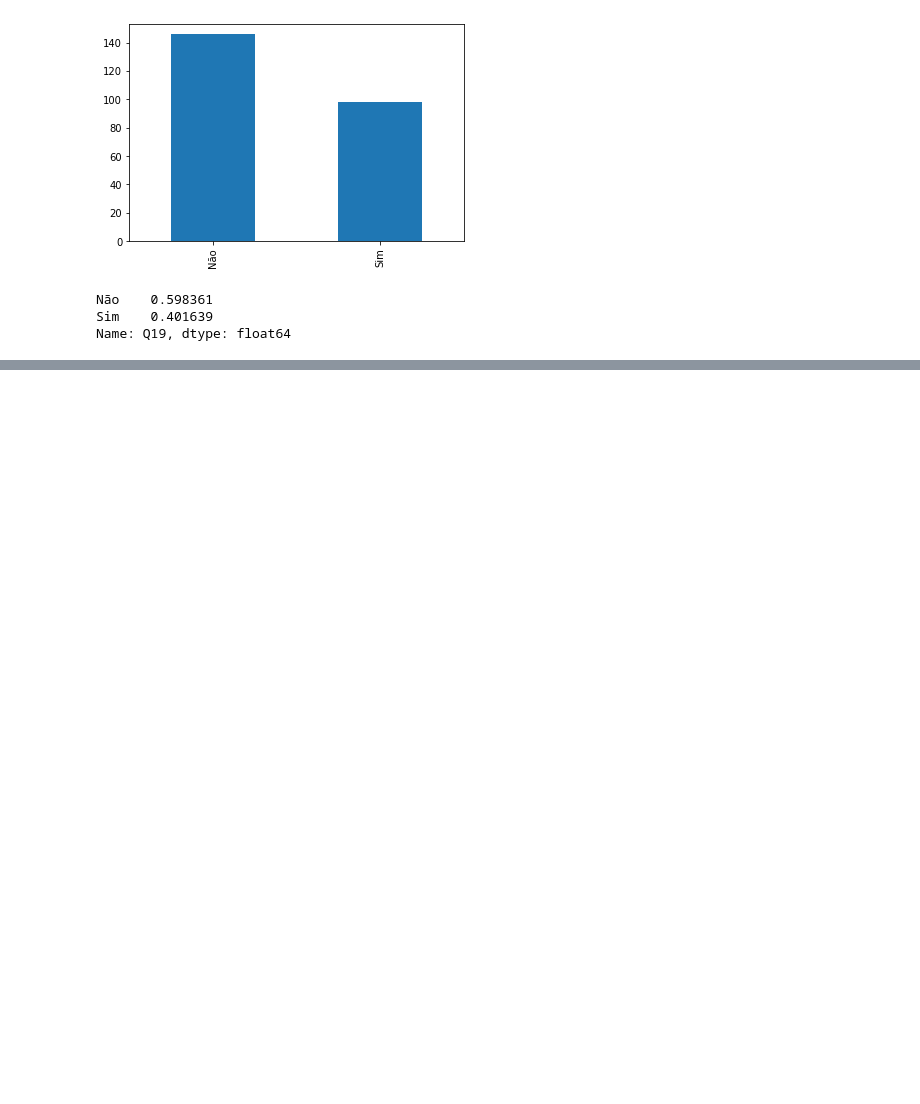
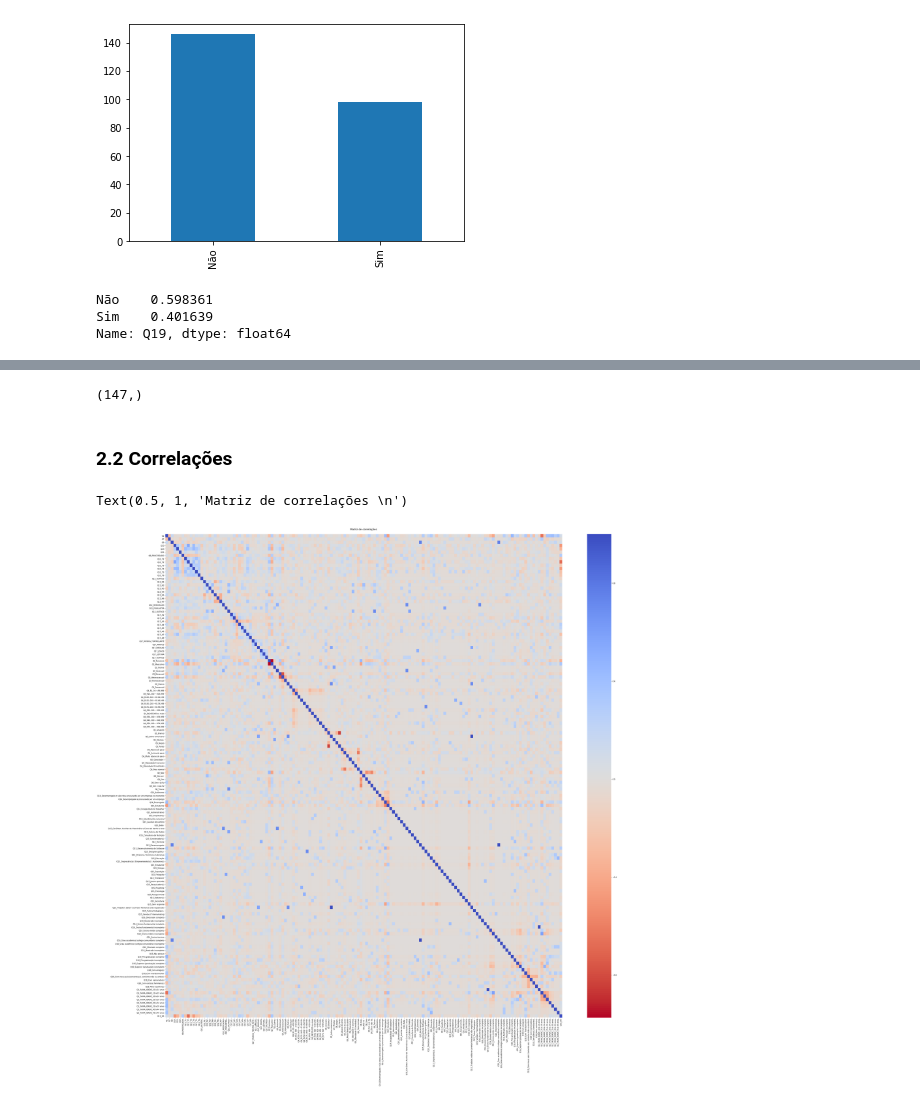
Before and after one commit to claytonrm/AnalisePreditivaSuicidio, a Jupyter notebook: AnalisePreditivaSuicidio.ipynb, the cells around one changed output, grey strips where cells are left out. Drawn from its saved outputs; the diff is of its cells as text; code cells hidden in the pictures; blank space fills up the shorter version.

```diff
--- a/AnalisePreditivaSuicidio.ipynb
+++ b/AnalisePreditivaSuicidio.ipynb
@@ -799,3 +802,5 @@ df.Q19.value_counts() / df.Q19.count()
 Não    0.598361
 Sim    0.401639
 Name: Q19, dtype: float64
+# %%
+df.Q19 = np.where(df.Q19 == 'Sim', 1, 0)
@@ -801,0 +836,2 @@ Name: Q19, dtype: float64
+# %%
+df = pd.get_dummies(df)
@@ -801,0 +848,19 @@ Name: Q19, dtype: float64
+# %%
+df.columns.shape
+# %% [output]
+(147,)
+# %% [markdown]
+### 2.2 Correlações
+# %%
+#Renomeando para melhor visualização
+
+df['Q11_SR'] = df.pop('Q11_SEM_RESPOSTA')
+# %%
+f, (ax1) = plt.subplots(1, 1, figsize=(50,50))
+
+corr = df.corr()
+sns.heatmap(corr, cmap='coolwarm_r', annot_kws={'size':20}, ax=ax1)
+ax1.set_title("Matriz de correlações \n", fontsize=14)
+# %% [output]
+Text(0.5, 1, 'Matriz de correlações \n')
+[figure, added]
```
Also changed, not shown: parts of 24 cells of this notebook.
